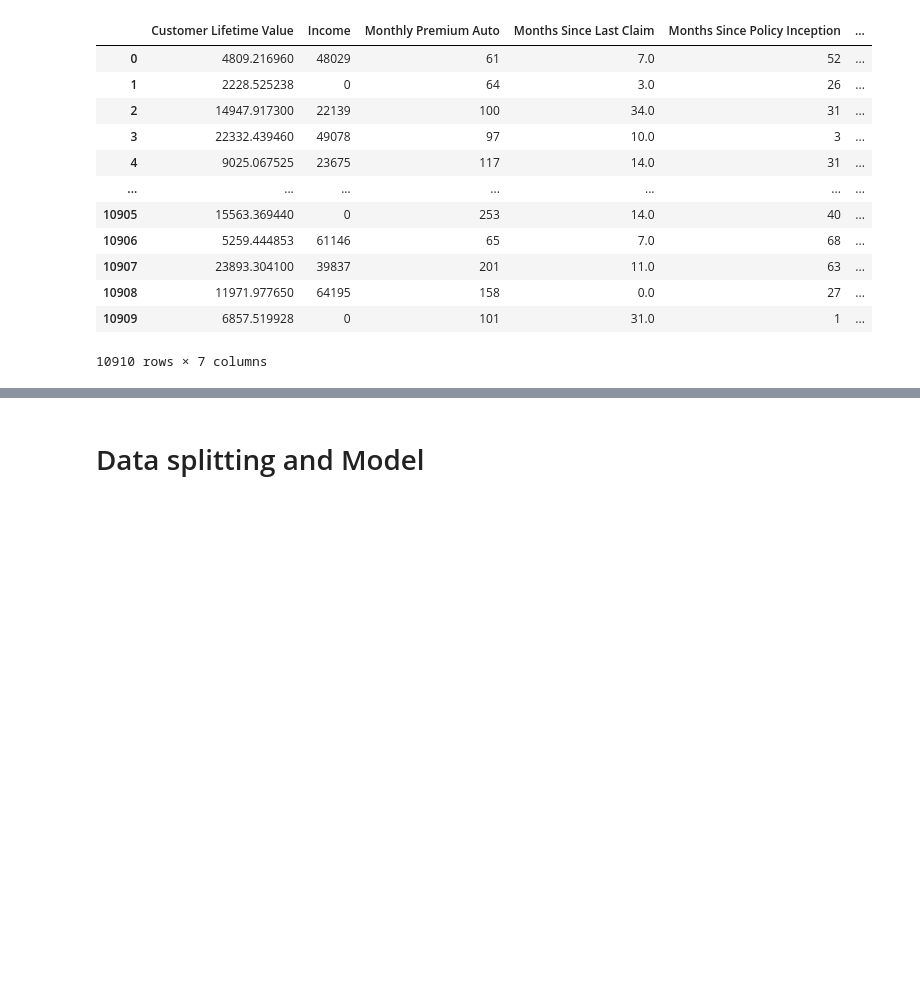
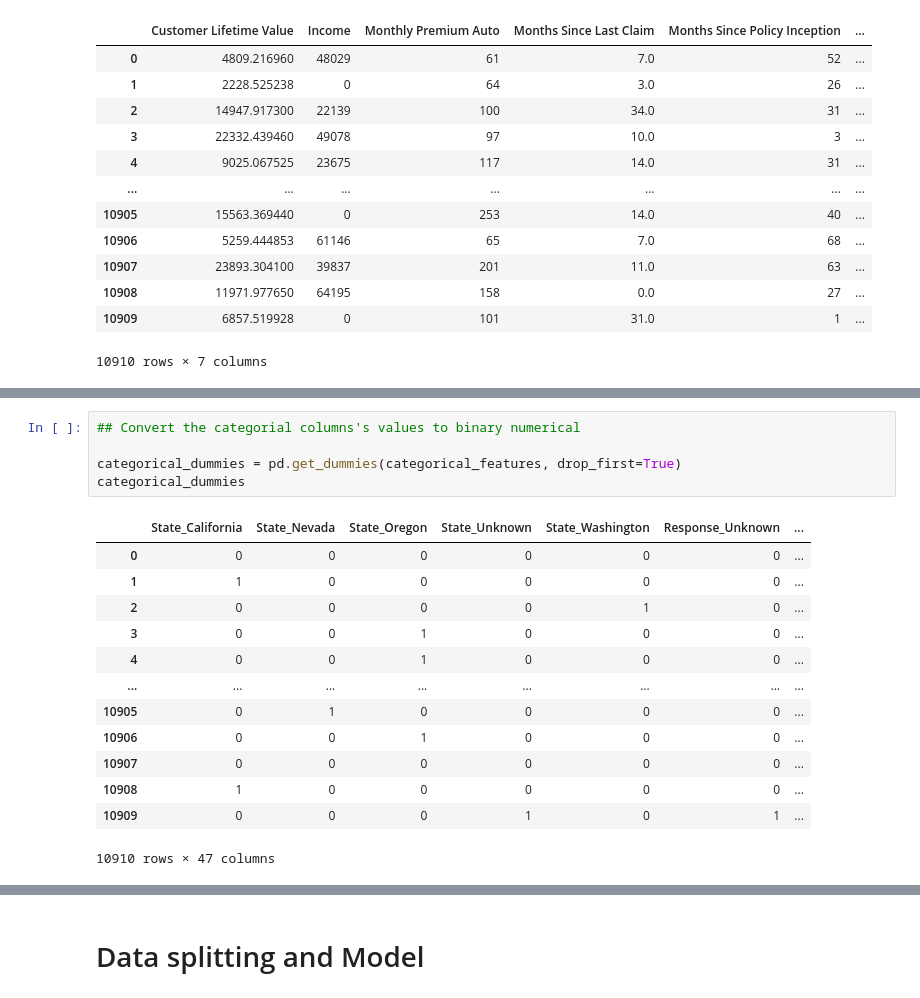
Before and after one commit to BarbaraC1983/barbaracameanlabs, a Jupyter notebook: Modelling_customer_care_day_2.ipynb, the cells around one changed output, grey strips where cells are left out. Cells and saved outputs as stored; diff of their text form; blank space fills up the shorter version.

```diff
--- a/Modelling_customer_care_day_2.ipynb
+++ b/Modelling_customer_care_day_2.ipynb
@@ -291,0 +277,19 @@ X
+# %%
+## Convert the categorial columns's values to binary numerical
+
+categorical_dummies = pd.get_dummies(categorical_features, drop_first=True)
+categorical_dummies
+# %% [output]
+|  | State_California | State_Nevada | State_Oregon | State_Unknown | State_Washington | Response_Unknown | ... |
+| 0 | 0 | 0 | 0 | 0 | 0 | 0 | ... |
+| 1 | 1 | 0 | 0 | 0 | 0 | 0 | ... |
+| 2 | 0 | 0 | 0 | 0 | 1 | 0 | ... |
+| 3 | 0 | 0 | 1 | 0 | 0 | 0 | ... |
+| 4 | 0 | 0 | 1 | 0 | 0 | 0 | ... |
+| ... | ... | ... | ... | ... | ... | ... | ... |
+| 10905 | 0 | 1 | 0 | 0 | 0 | 0 | ... |
+| 10906 | 0 | 0 | 1 | 0 | 0 | 0 | ... |
+| 10907 | 0 | 0 | 0 | 0 | 0 | 0 | ... |
+| 10908 | 1 | 0 | 0 | 0 | 0 | 0 | ... |
+| 10909 | 0 | 0 | 0 | 1 | 0 | 1 | ... |
+10910 rows × 47 columns
```
Also changed, not shown: parts of 69 cells of this notebook.
